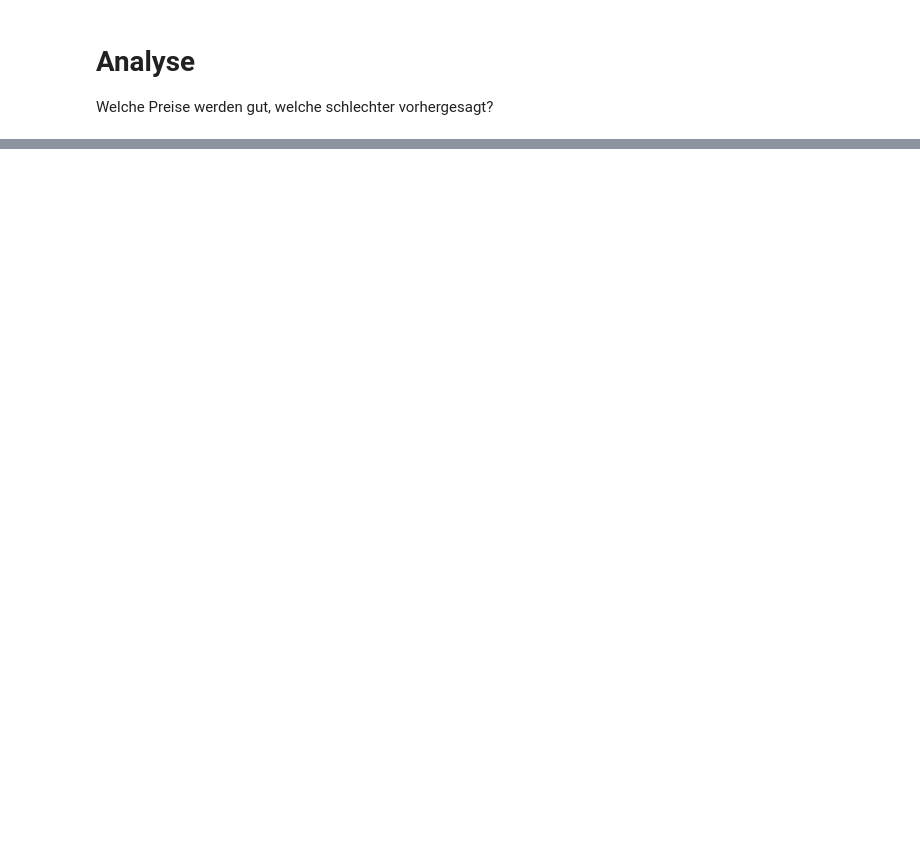
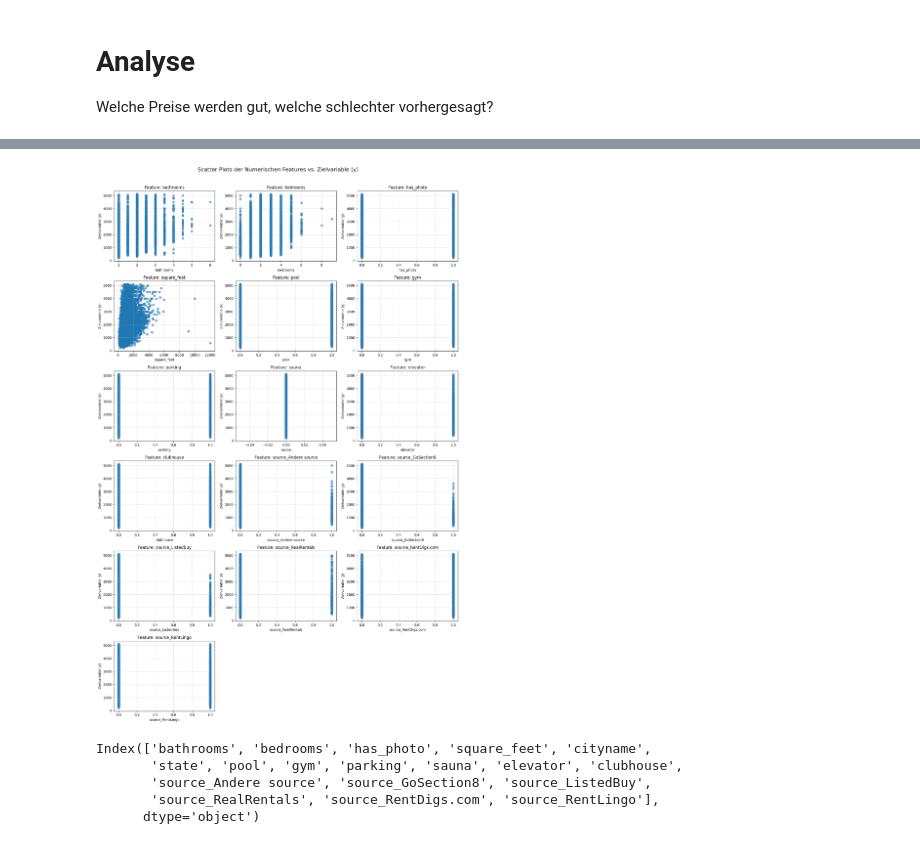
Before and after one commit to FelixFritz02/DataProject-WS-25-26, a Jupyter notebook: Regression.ipynb, the cells around one changed output, grey strips where cells are left out. Cells and saved outputs as stored; diff of their text form; code cells hidden in the pictures; blank space fills up the shorter version.

```diff
--- a/Regression.ipynb
+++ b/Regression.ipynb
@@ -145,0 +152,45 @@ Test R²: 0.6837587007580264
+# %%
+numerical_cols = X.select_dtypes(include=np.number).columns.tolist()
+
+# 3. Plot-Setup
+num_features = len(numerical_cols)
+cols = 3 # Anzahl der Spalten im Plot-Raster
+rows = 6
+
+
+
+fig, axes = plt.subplots(rows, cols, figsize=(5 * cols, 4 * rows))
+fig.suptitle('Scatter Plots der Numerischen Features vs. Zielvariable (y)', fontsize=16)
+
+# Flache Iteration durch das axes Array, falls es mehrdimensional ist
+axes = axes.flatten()
+
+# 4. Plots generieren
+for i, col in enumerate(numerical_cols):
+    ax = axes[i]
+
+    # Der eigentliche Scatter Plot
+    ax.scatter(X[col], y, alpha=0.6)
+
+    # Beschriftungen
+    ax.set_title(f'Feature: {col}', fontsize=12)
+    ax.set_xlabel(col)
+    ax.set_ylabel('Zielvariable (y)')
+    ax.grid(True, linestyle='--', alpha=0.6)
+
+# 5. Leere Subplots entfernen, falls vorhanden
+for j in range(num_features, len(axes)):
+    fig.delaxes(axes[j])
+
+plt.tight_layout(rect=[0, 0.03, 1, 0.97]) # Abstand für fig.suptitle
+plt.show()
+# %% [output]
+[figure, added]
+# %%
+X.columns
+# %% [output]
+Index(['bathrooms', 'bedrooms', 'has_photo', 'square_feet', 'cityname',
+       'state', 'pool', 'gym', 'parking', 'sauna', 'elevator', 'clubhouse',
+       'source_Andere source', 'source_GoSection8', 'source_ListedBuy',
+       'source_RealRentals', 'source_RentDigs.com', 'source_RentLingo'],
+      dtype='object')
```
Also changed, not shown: parts of 5 cells of this notebook, 6 other files.
